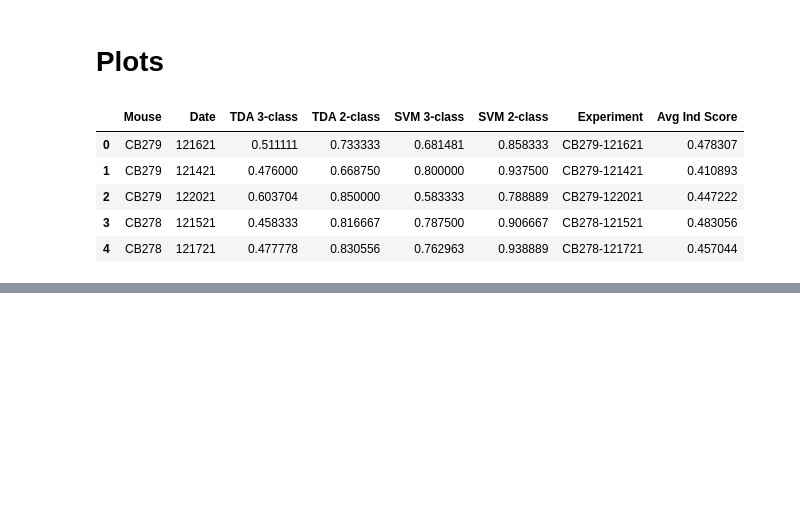
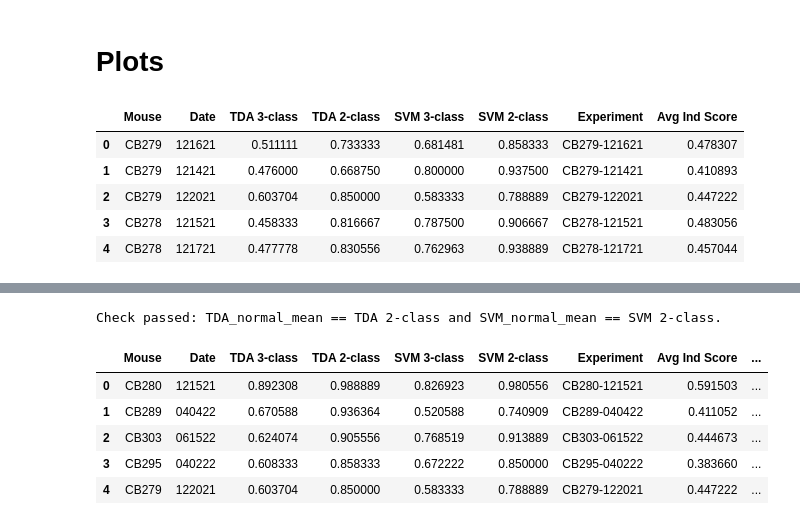
Before and after one commit to ayhncgty/Persistent-Homology-Pipeline-for-Neural-Spike-Train-Data, a Jupyter notebook: TDA-SVM-Single Neurons.ipynb, the cells around one changed output, grey strips where cells are left out. Saved outputs shown, nothing was run; the diff lists cells and outputs as text; code cells hidden in the pictures; blank space fills up the shorter version.

```diff
--- a/TDA-SVM-Single Neurons.ipynb
+++ b/TDA-SVM-Single Neurons.ipynb
@@ -561,0 +874,79 @@ plt.show()
+# %%
+# ...existing code...
+# --- normalize keys ---
+results_permutation_invariance = pd.read_csv('permutation_invariance_scores.csv')
+merged_df_check = merged_df.copy()
+rpi_check = results_permutation_invariance.copy()
+
+merged_df_check["Date"] = merged_df_check["Date"].astype(str).str.zfill(6)
+rpi_check["Date"] = rpi_check["Date"].astype(str).str.zfill(6)
+
+# --- safety: unique Mouse-Date in permutation results ---
+dup_mask = rpi_check.duplicated(subset=["Mouse", "Date"], keep=False)
+if dup_mask.any():
+    raise ValueError(
+        "results_permutation_invariance has duplicate Mouse-Date keys:\n"
+        + str(rpi_check.loc[dup_mask, ["Mouse", "Date"]].drop_duplicates())
+    )
+
+# --- check all merged_df keys exist in permutation table ---
+key_cols = ["Mouse", "Date"]
+missing_keys = (
+    merged_df_check[key_cols]
+    .merge(rpi_check[key_cols], on=key_cols, how="left", indicator=True)
+    .query('_merge == "left_only"')
+)
+if len(missing_keys) > 0:
+    raise ValueError(
+        "Missing Mouse-Date keys in results_permutation_invariance:\n"
+        + str(missing_keys[key_cols].drop_duplicates())
+    )
+
+# --- verify normal-score consistency before combining ---
+check_df = merged_df_check.merge(
+    rpi_check[["Mouse", "Date", "TDA_normal_mean", "SVM_normal_mean"]],
+    on=["Mouse", "Date"],
+    how="left",
+)
+
+check_df["TDA_match"] = np.isclose(
+    check_df["TDA_normal_mean"], check_df["TDA 2-class"],
+    atol=1e-10, rtol=1e-8, equal_nan=True
+)
+check_df["SVM_match"] = np.isclose(
+    check_df["SVM_normal_mean"], check_df["SVM 2-class"],
+    atol=1e-10, rtol=1e-8, equal_nan=True
+)
+
+mismatch_df = check_df.loc[
+    ~(check_df["TDA_match"] & check_df["SVM_match"]),
+    ["Mouse", "Date", "TDA 2-class", "TDA_normal_mean", "SVM 2-class", "SVM_normal_mean"]
+]
+
+if len(mismatch_df) > 0:
+    print(f"Found {len(mismatch_df)} Mouse-Date mismatches:")
+    display(mismatch_df)
+    raise ValueError("Normal scores do not match between merged_df and results_permutation_invariance.")
+else:
+    print("Check passed: TDA_normal_mean == TDA 2-class and SVM_normal_mean == SVM 2-class.")
+
+# --- build final_results in merged_df order ---
+final_results = merged_df_check.copy()
+
+shuf_lookup = (
+    rpi_check.set_index(["Mouse", "Date"])[["TDA_shuffled_mean", "SVM_shuffled_mean"]]
+)
+
+idx = pd.MultiIndex.from_frame(final_results[["Mouse", "Date"]])
+final_results["TDA 2-class Shuffled"] = shuf_lookup.reindex(idx)["TDA_shuffled_mean"].to_numpy()
+final_results["SVM 2-class shuffled"] = shuf_lookup.reindex(idx)["SVM_shuffled_mean"].to_numpy()
+
+final_results.head()
+# %% [output]
+Check passed: TDA_normal_mean == TDA 2-class and SVM_normal_mean == SVM 2-class.
+|  | Mouse | Date | TDA 3-class | TDA 2-class | SVM 3-class | SVM 2-class | Experiment | Avg Ind Score | ... |
+| 0 | CB280 | 121521 | 0.892308 | 0.988889 | 0.826923 | 0.980556 | CB280-121521 | 0.591503 | ... |
+| 1 | CB289 | 040422 | 0.670588 | 0.936364 | 0.520588 | 0.740909 | CB289-040422 | 0.411052 | ... |
+| 2 | CB303 | 061522 | 0.624074 | 0.905556 | 0.768519 | 0.913889 | CB303-061522 | 0.444673 | ... |
+| 3 | CB295 | 040222 | 0.608333 | 0.858333 | 0.672222 | 0.850000 | CB295-040222 | 0.383660 | ... |
+| 4 | CB279 | 122021 | 0.603704 | 0.850000 | 0.583333 | 0.788889 | CB279-122021 | 0.447222 | ... |
```
Also changed, not shown: parts of 13 cells of this notebook, 9 other files.
